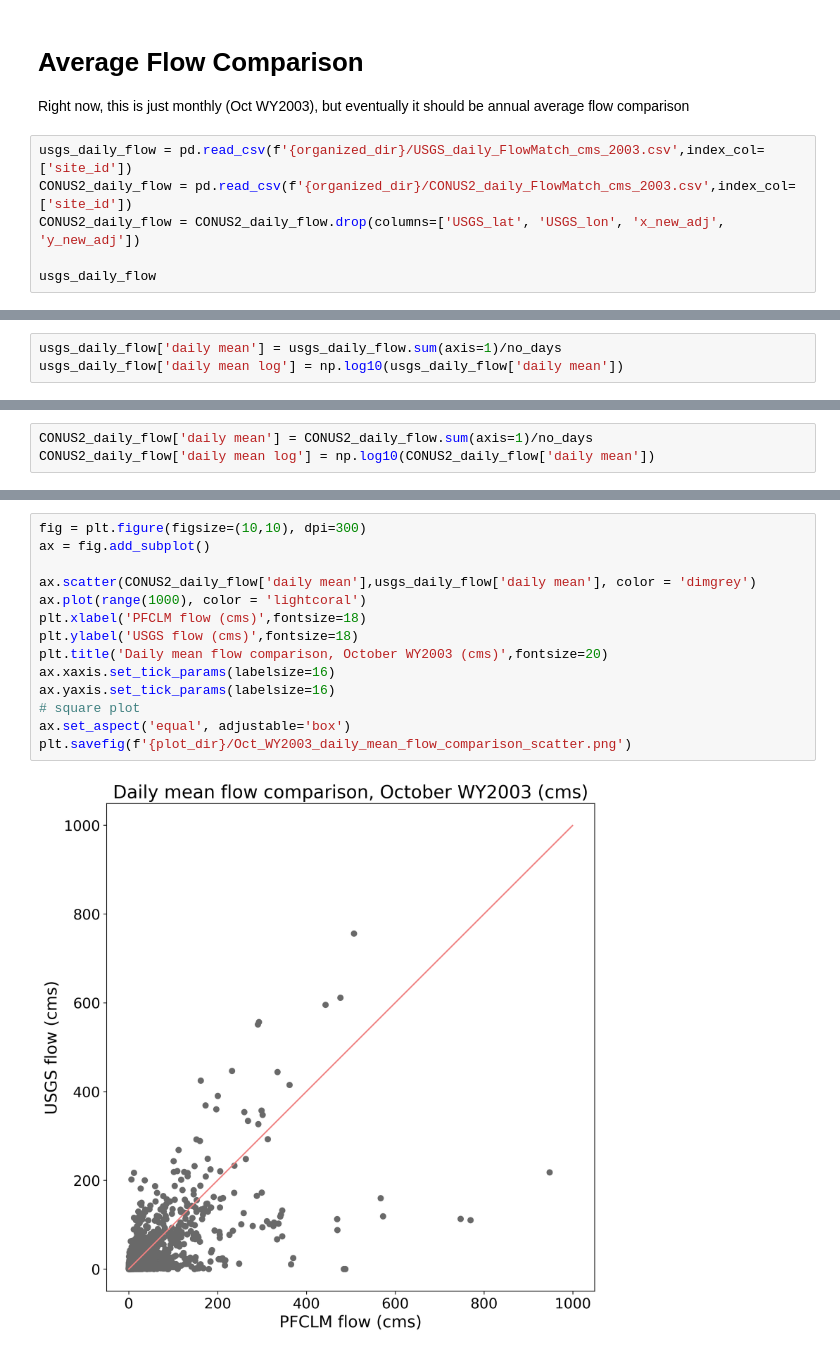
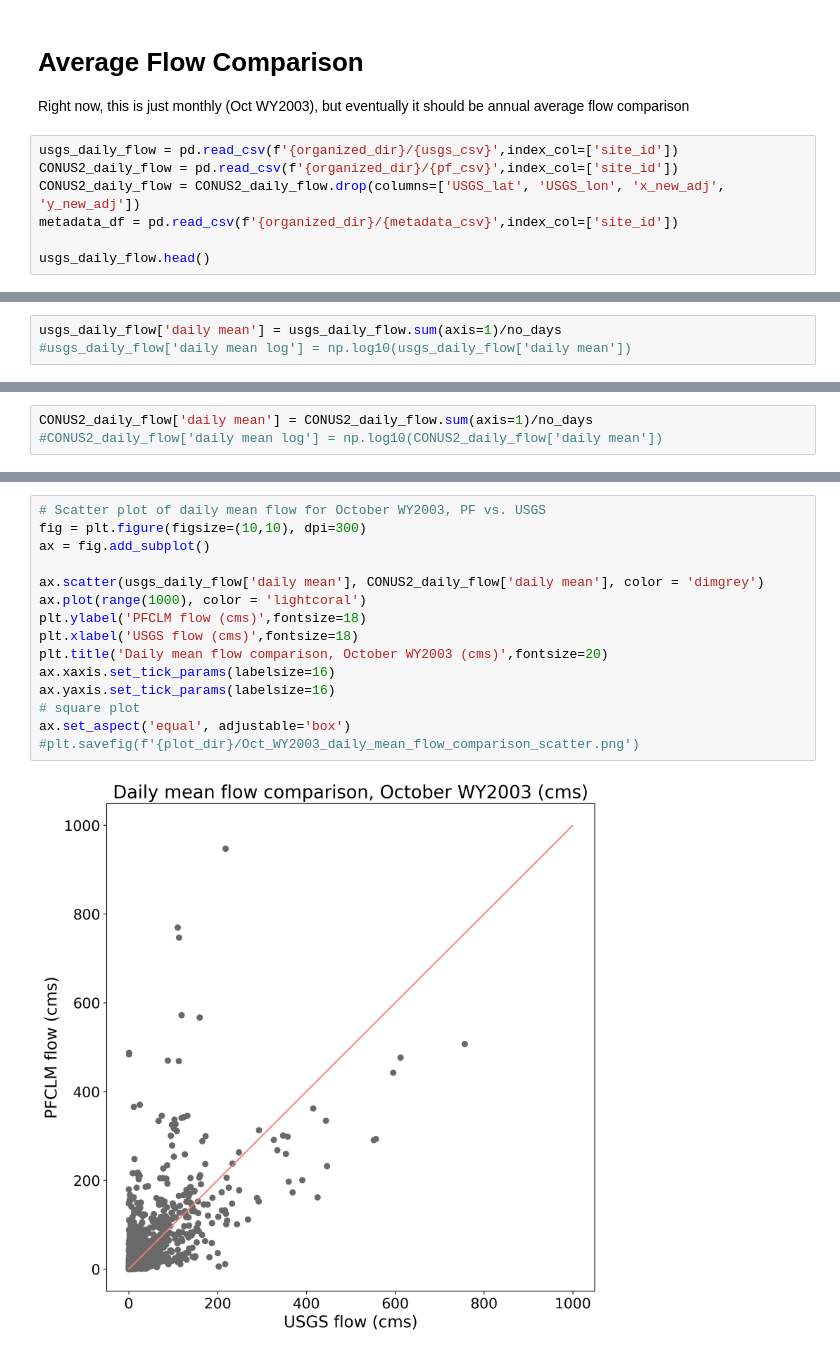
Before and after one commit to danielletijerina/PFCONUS2-analysis, a Jupyter notebook: scripts/Validation_scripts_backup/Streamflow/PF-USGS_flow_plots.ipynb, the cells around one changed output, grey strips where cells are left out. Drawn from its saved outputs; the diff is of its cells as text.

```diff
--- a/scripts/Validation_scripts_backup/Streamflow/PF-USGS_flow_plots.ipynb
+++ b/scripts/Validation_scripts_backup/Streamflow/PF-USGS_flow_plots.ipynb
@@ -40,11 +43,12 @@ plot_dir = '/glade/p/univ/ucsm0002/CONUS2/Validation/Streamflow/Figures'
 # Average Flow Comparison
 Right now, this is just monthly (Oct WY2003), but eventually it should be annual average flow comparison
 # %%
-usgs_daily_flow = pd.read_csv(f'{organized_dir}/USGS_daily_FlowMatch_cms_2003.csv',index_col=['site_id'])
-CONUS2_daily_flow = pd.read_csv(f'{organized_dir}/CONUS2_daily_FlowMatch_cms_2003.csv',index_col=['site_id'])
+usgs_daily_flow = pd.read_csv(f'{organized_dir}/{usgs_csv}',index_col=['site_id'])
+CONUS2_daily_flow = pd.read_csv(f'{organized_dir}/{pf_csv}',index_col=['site_id'])
 CONUS2_daily_flow = CONUS2_daily_flow.drop(columns=['USGS_lat', 'USGS_lon', 'x_new_adj', 'y_new_adj'])
+metadata_df = pd.read_csv(f'{organized_dir}/{metadata_csv}',index_col=['site_id'])
 
-usgs_daily_flow
+usgs_daily_flow.head()
 # %% [output]
 |  | 2002-10-01 | 2002-10-02 | 2002-10-03 | 2002-10-04 | 2002-10-05 | 2002-10-06 | 2002-10-07 | 2002-10-08 | ... |
 | site_id |  |  |  |  |  |  |  |  | ... |
@@ -80,4 +94,4 @@ CONUS2_daily_flow
 # %%
 usgs_daily_flow['daily mean'] = usgs_daily_flow.sum(axis=1)/no_days
-usgs_daily_flow['daily mean log'] = np.log10(usgs_daily_flow['daily mean'])
+#usgs_daily_flow['daily mean log'] = np.log10(usgs_daily_flow['daily mean'])
 # %%
@@ -100,4 +108,4 @@ usgs_daily_flow
 # %%
 CONUS2_daily_flow['daily mean'] = CONUS2_daily_flow.sum(axis=1)/no_days
-CONUS2_daily_flow['daily mean log'] = np.log10(CONUS2_daily_flow['daily mean'])
+#CONUS2_daily_flow['daily mean log'] = np.log10(CONUS2_daily_flow['daily mean'])
 # %%
@@ -120,16 +122,17 @@ CONUS2_daily_flow
 # %%
+# Scatter plot of daily mean flow for October WY2003, PF vs. USGS
 fig = plt.figure(figsize=(10,10), dpi=300)
 ax = fig.add_subplot()
 
-ax.scatter(CONUS2_daily_flow['daily mean'],usgs_daily_flow['daily mean'], color = 'dimgrey')
+ax.scatter(usgs_daily_flow['daily mean'], CONUS2_daily_flow['daily mean'], color = 'dimgrey')
 ax.plot(range(1000), color = 'lightcoral')
-plt.xlabel('PFCLM flow (cms)',fontsize=18)
-plt.ylabel('USGS flow (cms)',fontsize=18)
+plt.ylabel('PFCLM flow (cms)',fontsize=18)
+plt.xlabel('USGS flow (cms)',fontsize=18)
 plt.title('Daily mean flow comparison, October WY2003 (cms)',fontsize=20)
 ax.xaxis.set_tick_params(labelsize=16)
 ax.yaxis.set_tick_params(labelsize=16)
 # square plot
 ax.set_aspect('equal', adjustable='box')
-plt.savefig(f'{plot_dir}/Oct_WY2003_daily_mean_flow_comparison_scatter.png')
+#plt.savefig(f'{plot_dir}/Oct_WY2003_daily_mean_flow_comparison_scatter.png')
 # %% [output]
-[figure, old version]
+[figure, new version]
```
Also changed, not shown: parts of 18 cells of this notebook, 4 other files.
